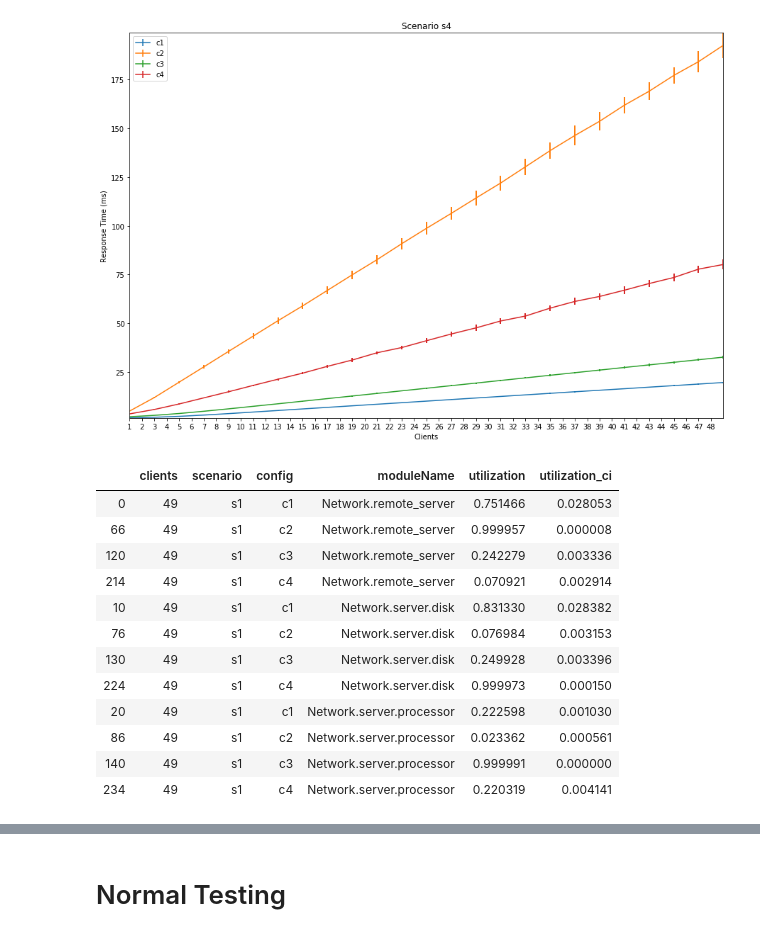
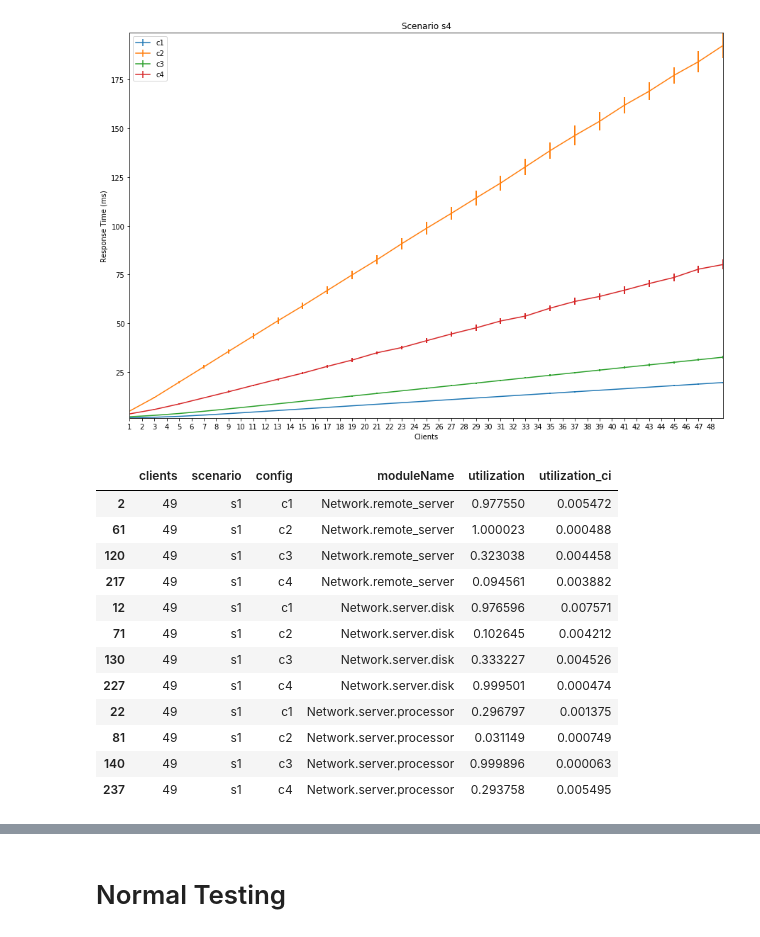
Before and after one commit to nferrante1/pecsn_project, a Jupyter notebook: Jupyter/Performance Indexes with Confidence Intervals.ipynb, the cells around one changed output, grey strips where cells are left out. Drawn from its saved outputs; the diff is of its cells as text; code cells hidden in the pictures.

```diff
--- a/Jupyter/Performance Indexes with Confidence Intervals.ipynb
+++ b/Jupyter/Performance Indexes with Confidence Intervals.ipynb
@@ -135,52 +135,52 @@ for scenario in scenarios:
 
 #QUERY DB
 dfUtilization=pd.read_sql_query("""
-SELECT clients, scenario, config, moduleName,attrValue, statSum/4800 as utilization
+SELECT clients, scenario, config, moduleName,attrValue, statSum/3600 as utilization
 from runConfig rc inner join statistic s on rc.runId = s.runId
         inner join runAttr ra on s.runId = ra.runId
 WHERE
 		statName = "workingStat:stats"
         AND attrName = "repetition"
         AND clients=49
 ORDER BY scenario,config,clients,moduleName
 """, con)
 
 
 #Prendo solo le configurazioni rilevanti
 
 dfUtilization=dfUtilization.loc[(dfUtilization.config=="c1") | (dfUtilization.config=="c3")|(dfUtilization.config=="c5")|(dfUtilization.config=="c8")]
 
 #Rimappo i nomi nel dataframe con un dizionario
 configDictionary={"c1": "c1","c3": "c2","c5": "c3","c8": "c4"}
 dfUtilization["config"]=dfUtilization["config"].map(configDictionary)
 
 
 #Adding column for mean of the sample and the confidence interval
 dfUtilization['utilization_ci'] = dfUtilization.groupby(['scenario','config','clients','moduleName'])['utilization'].transform(confIntervalT99)
 
 #Delete duplicates
 dfUtilization=dfUtilization.loc[(dfUtilization['attrValue']== '0')]
 dfUtilization=dfUtilization.drop(['attrValue'],axis=1)
 
 #Set here number of clients
 clientsNum=49
 
 dfUtilization.head(100)
 dfUtilization.loc[(dfUtilization['scenario']=='s1')].sort_values(by=['moduleName'])
 # %% [output]
 |  | clients | scenario | config | moduleName | utilization | utilization_ci |
-| 0 | 49 | s1 | c1 | Network.remote_server | 0.751466 | 0.028053 |
-| 66 | 49 | s1 | c2 | Network.remote_server | 0.999957 | 0.000008 |
-| 120 | 49 | s1 | c3 | Network.remote_server | 0.242279 | 0.003336 |
-| 214 | 49 | s1 | c4 | Network.remote_server | 0.070921 | 0.002914 |
-| 10 | 49 | s1 | c1 | Network.server.disk | 0.831330 | 0.028382 |
-| 76 | 49 | s1 | c2 | Network.server.disk | 0.076984 | 0.003153 |
-| 130 | 49 | s1 | c3 | Network.server.disk | 0.249928 | 0.003396 |
-| 224 | 49 | s1 | c4 | Network.server.disk | 0.999973 | 0.000150 |
-| 20 | 49 | s1 | c1 | Network.server.processor | 0.222598 | 0.001030 |
-| 86 | 49 | s1 | c2 | Network.server.processor | 0.023362 | 0.000561 |
-| 140 | 49 | s1 | c3 | Network.server.processor | 0.999991 | 0.000000 |
-| 234 | 49 | s1 | c4 | Network.server.processor | 0.220319 | 0.004141 |
+| 2 | 49 | s1 | c1 | Network.remote_server | 0.977550 | 0.005472 |
+| 61 | 49 | s1 | c2 | Network.remote_server | 1.000023 | 0.000488 |
+| 120 | 49 | s1 | c3 | Network.remote_server | 0.323038 | 0.004458 |
+| 217 | 49 | s1 | c4 | Network.remote_server | 0.094561 | 0.003882 |
+| 12 | 49 | s1 | c1 | Network.server.disk | 0.976596 | 0.007571 |
+| 71 | 49 | s1 | c2 | Network.server.disk | 0.102645 | 0.004212 |
+| 130 | 49 | s1 | c3 | Network.server.disk | 0.333227 | 0.004526 |
+| 227 | 49 | s1 | c4 | Network.server.disk | 0.999501 | 0.000474 |
+| 22 | 49 | s1 | c1 | Network.server.processor | 0.296797 | 0.001375 |
+| 81 | 49 | s1 | c2 | Network.server.processor | 0.031149 | 0.000749 |
+| 140 | 49 | s1 | c3 | Network.server.processor | 0.999896 | 0.000063 |
+| 237 | 49 | s1 | c4 | Network.server.processor | 0.293758 | 0.005495 |
 # %%
 #For every configurations plot a graph of utilization of the components by every scenario
 
```
Also changed, not shown: parts of 3 cells of this notebook, 9 other files.
